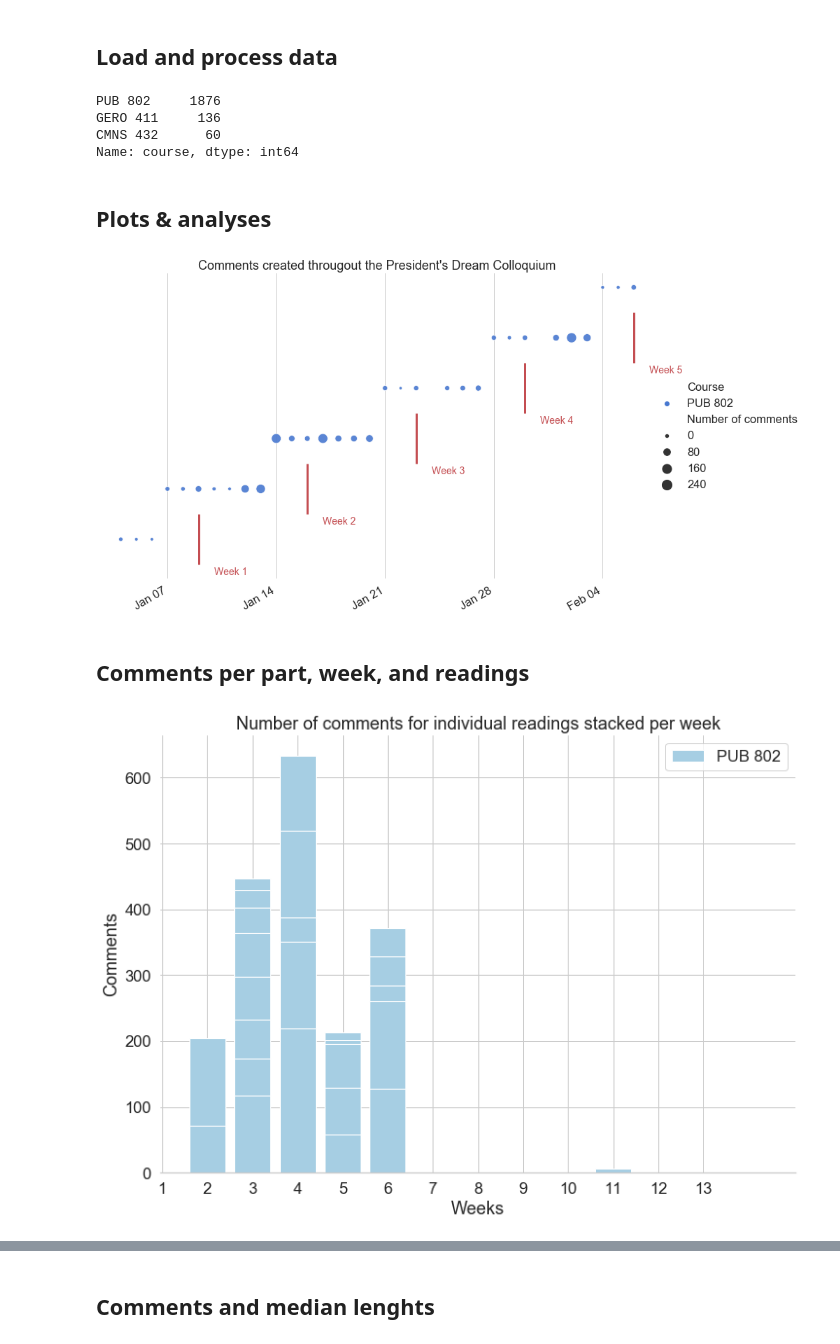
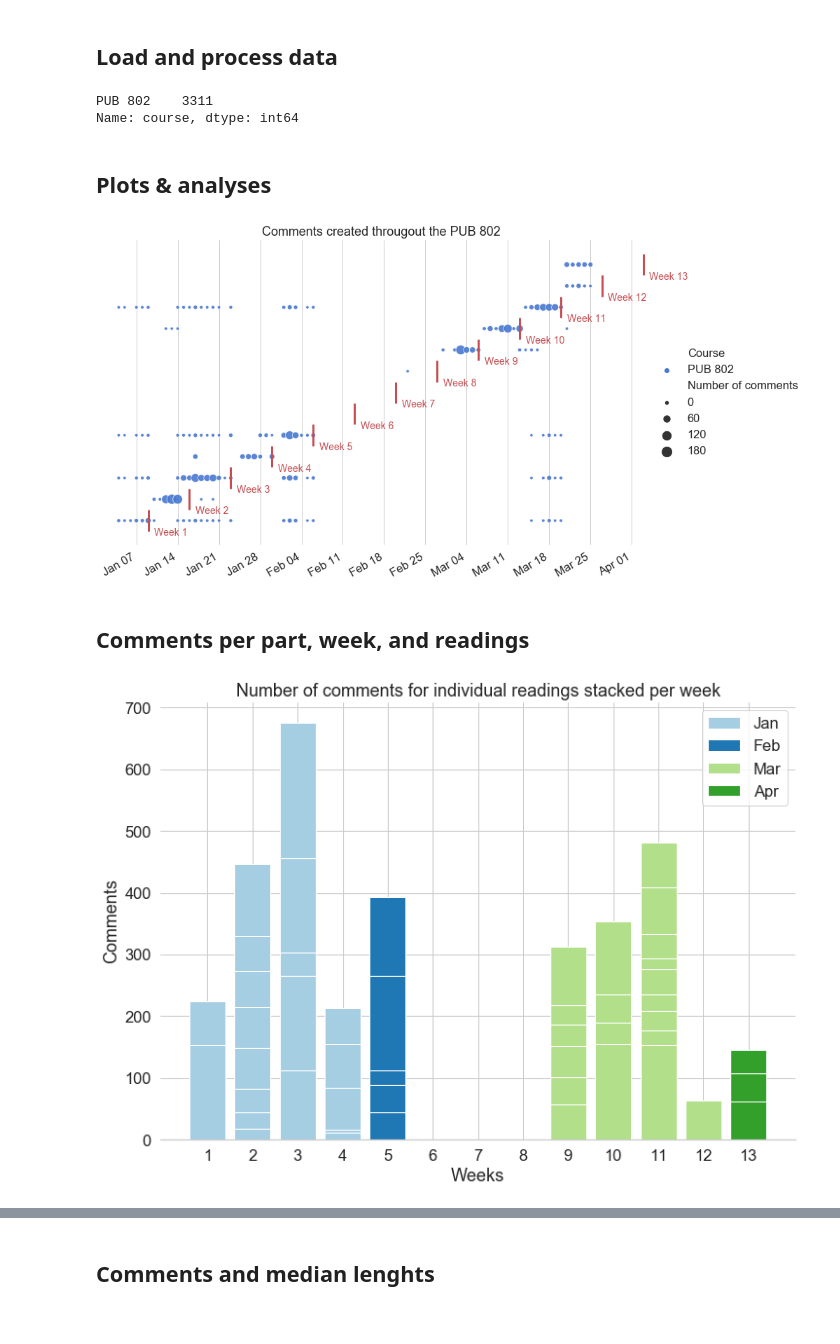
Before and after one commit to ScholCommLab/annotation-analysis, a Jupyter notebook: code/annotation_analysis.ipynb, the cells around one changed output, grey strips where cells are left out. Saved outputs shown, nothing was run; the diff lists cells and outputs as text; code cells hidden in the pictures.

```diff
--- a/code/annotation_analysis.ipynb
+++ b/code/annotation_analysis.ipynb
@@ -42,6 +43,10 @@ readings = pd.read_csv(str(readings_file), index_col="id", parse_dates=['date'])
 
 readings['month'] = readings.date.map(lambda x: x.month)
 readings['week'] = readings.date.map(lambda x: x.week)
+readings['week'] = readings['week'] - min(readings['week'])
 
 # Join actual comments with some info from the readings
 comments = comments.merge(readings[['url', 'course', 'date', 'week', 'month']], left_on="reading_id", right_index=True)
+
+# Limit comments to 2019
+comments = comments[comments.created>pd.Timestamp(datetime.date(2019, 1, 1))]
@@ -50,3 +53,15 @@ comments = comments[comments.created>pd.Timestamp(datetime.date(2019, 1, 1))]
+# %%
+# Select courses to analyse
+courses_to_include = ["PUB 802"]
+
+comments = comments[comments.course.isin(courses_to_include)]
+readings = readings[readings.course.isin(courses_to_include)]
+
+classes = pd.DataFrame(columns=["date"])
+classes.index.name = "week"
+
+classes.date = pd.date_range(start=min(readings.date), end=max(readings.date), freq='W-WED')
+classes.index = classes.index + 1
 # %%
 # Create some extra metrics for individual comments
 comments['length'] = comments.text.map(lambda x: len(str(x)))
@@ -55,7 +70,5 @@ comments['Has URL'] = comments.text.map(lambda x: re.search(URL_PATTERN, x) is n
 
 comments.course.value_counts()
 # %% [output]
-PUB 802     1876
-GERO 411     136
-CMNS 432      60
+PUB 802    3311
 Name: course, dtype: int64
@@ -67,13 +75,10 @@ readings = readings[readings.course.isin(courses_to_include)]
+# %%
+months = {k: v for k,v in enumerate(calendar.month_abbr)}
 # %% [markdown]
 ## Plots & analyses
 # %%
 pdf = comments.groupby(["created_day", "week", "course"]).count()['text'].reset_index()
 pdf.columns = ['Date', 'Week', "Course", 'Number of comments']
-
-classes = pd.DataFrame(columns=["date"])
-classes.date = pd.date_range(start=min(readings.date), end=max(pdf.Date), freq='W-WED')
-classes.index.name = week
-classes.index = classes.index + 1
 
 # Plot bubbles
 g = sns.relplot(x="Date", y="Week", hue="Course", size="Number of comments", alpha=.9,
@@ -86,7 +91,7 @@ for w, date in classes.itertuples(index=True):
     plt.text(date+pd.Timedelta("1 days"), w-.7, "Week {}".format(w), fontsize=14, color="r")
 
 # Formatting
-ax.set_xlim((min(pdf.Date)-pd.Timedelta('1 days'), max(pdf.Date)+pd.Timedelta('1 days')));
+ax.set_xlim((min(pdf.Date)-pd.Timedelta('1 days'), max(readings.date)+pd.Timedelta('1 days')));
 
 weekFormatter = mdates.DateFormatter('%b %d');
 ax.xaxis.set_major_formatter(weekFormatter);
@@ -97,58 +102,57 @@ ax.xaxis.set_major_locator(mondays)
 plt.gcf().autofmt_xdate();
 
 plt.xlabel("")
-plt.title("Comments created througout the President's Dream Colloquium")
+plt.title("Comments created througout the PUB 802")
 ax.yaxis.set_visible(False)
 sns.despine(right=True, top=True, left=True, bottom=True)
 
 if savefigs:
     plt.savefig(str(plot_dir / "week_overview.png"), bbox_inches="tight")
 # %% [output]
-[figure, old version]
+[figure, new version]
 # %% [markdown]
 ## Comments per part, week, and readings
 # %%
-readings_per_week = readings.reset_index().groupby("week")["id"].apply(list)
-comments_per_week = comments.groupby("reading_id")["reading_id"].count()
+pdf = comments.groupby(["week", "month", "reading_id"])['hypothesis_id'].count().reset_index()
+pdf = pdf.rename(columns={'hypothesis_id':'comments', 'reading_id':'reading'})
 
-pdf = pd.DataFrame(columns = ["week", "reading", "comments"])
-for w, rs in readings_per_week.items():
-    for r in rs:
-        rel_readings = readings_per_week.loc[w]
-        rel_readings = rel_readings[:rel_readings.index(r)+1]
-        pdf.loc[len(pdf)+1] = [w, r, comments_per_week.reindex(rel_readings).sum()]
+month_colors = pdf.month.unique().tolist()
+c = sns.color_palette(n_colors=len(month_colors))
+colors = {m:col for m, col in zip(month_colors, c)}
 
-courses = list(comments.course.unique())
-c = sns.color_palette(n_colors=len(courses))
-colors = {course:col for course, col in zip(courses, c)}
+for w in pdf.week.tolist()[::-1]:
+    subdf = pdf[pdf.week == w]
 
-for i, row in pdf[::-1].iterrows():
-    reading = int(row['reading'])
-    week = row['week']
-    course = readings.loc[reading].course
-    if course in courses:
-        label = course
-        courses.remove(course)
+    m = subdf['month'].iloc[0]
+    if m in month_colors:
+        label = months[m]
+        month_colors.remove(m)
     else:
         label = None
+    color = colors[m]
 
-    color = colors[course]
-    plt.bar(week, row['comments'], color=color, label=label)
+    rs = subdf.reading.tolist()
+    plt.bar(w, subdf.comments.sum(), color=color, label=label)
+
+    for r in subdf.reading.tolist():
+        rs.remove(r)
+        _ = subdf[subdf.reading.isin(rs)]
+        plt.bar(w, _.comments.sum(), color=color)
 
 plt.ylabel("Comments")
 plt.xlabel("Weeks")
 plt.title("Number of comments for individual readings stacked per week")
-plt.xticks(range(1, int(max(pdf.week))))
+plt.xticks(range(1, int(max(pdf.week))+1))
 
 handles, labels = plt.gca().get_legend_handles_labels()
 plt.legend(handles[::-1], labels[::-1])
 
 sns.despine(right=True, top=True, left=True)
 
 if savefigs:
     plt.savefig(str(plot_dir / "comments_per_reading.png"), bbox_inches="tight")
 # %% [output]
-[figure, old version]
+[figure, new version]
 # %%
 pdf = comments.groupby(["week", "month"])["length"].median().reset_index()
 
```
Also changed, not shown: parts of 18 cells of this notebook.
